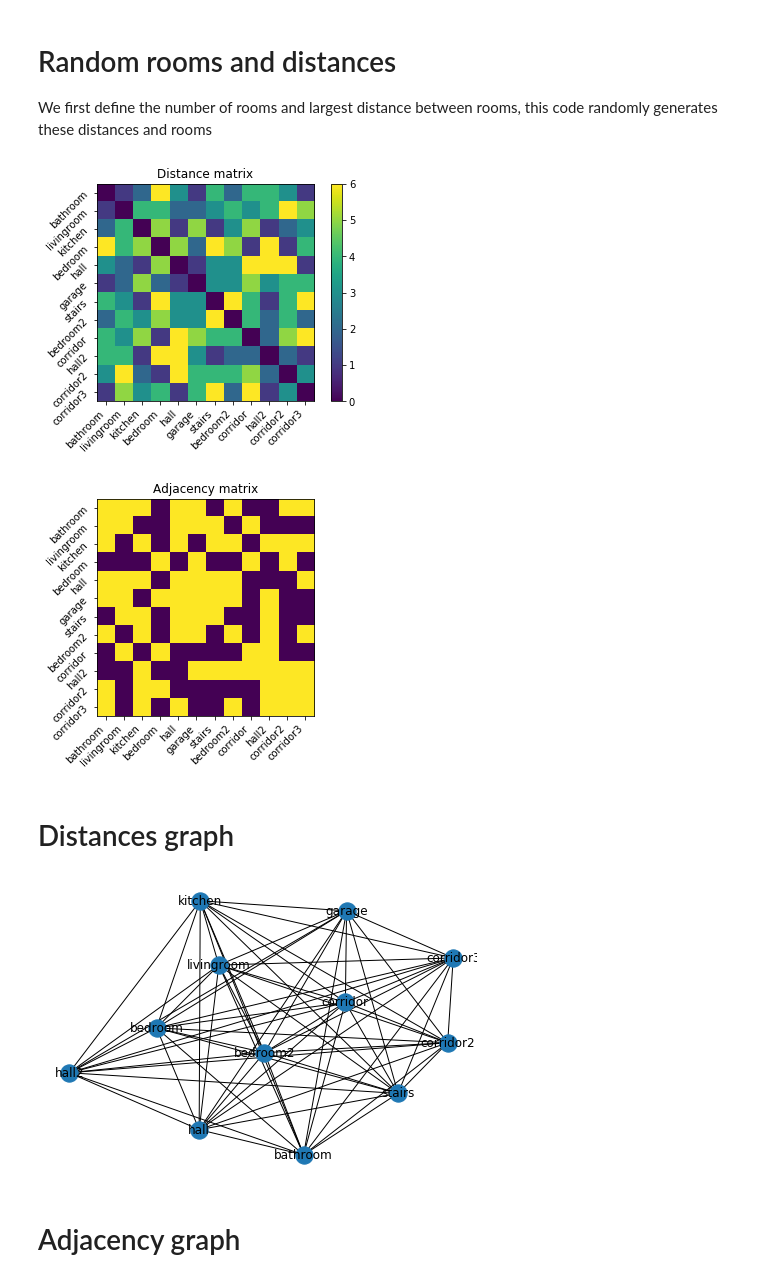
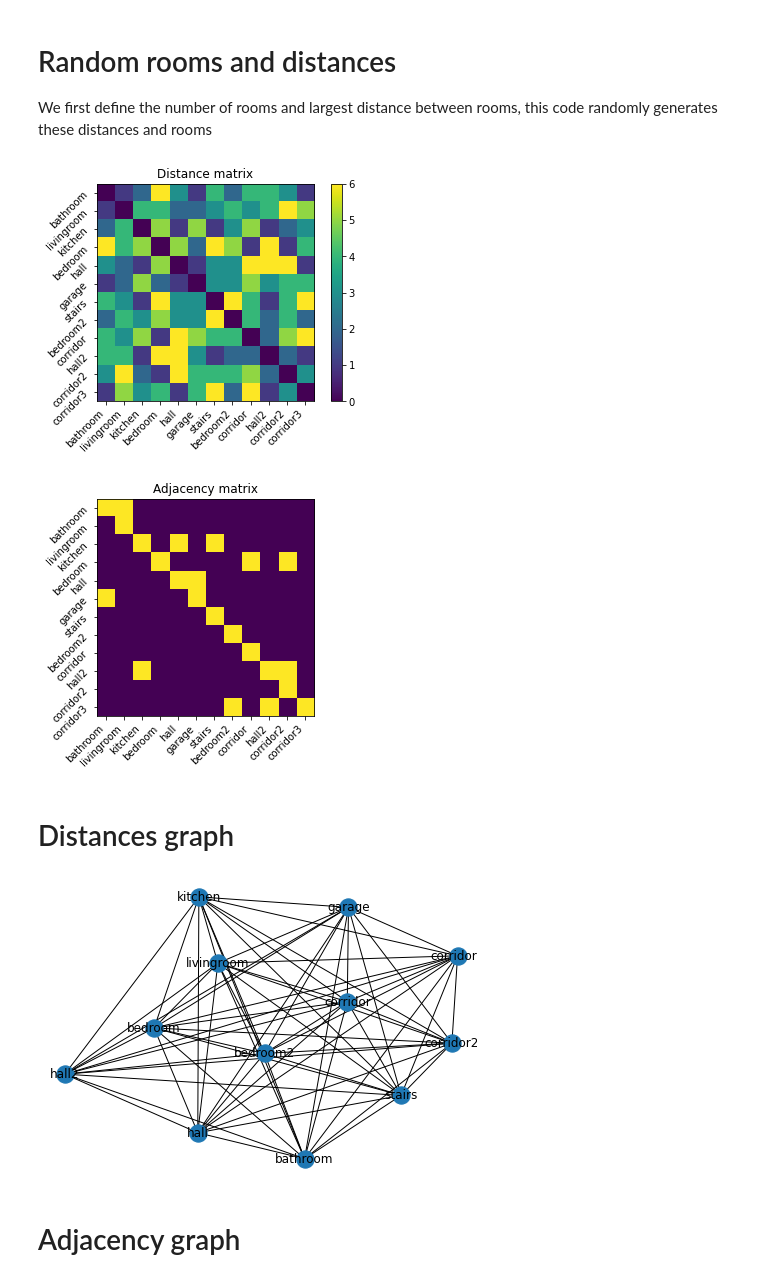
Before and after one commit to IRC-SPHERE/RandomHouseGenerator, a Jupyter notebook: notebooks/house_rssi_data_generator_guide_2.ipynb, the cells around one changed output. Cells and saved outputs as stored; diff of their text form; code cells hidden in the pictures.

```diff
--- a/notebooks/house_rssi_data_generator_guide_2.ipynb
+++ b/notebooks/house_rssi_data_generator_guide_2.ipynb
@@ -47,9 +46,6 @@ class RandomHouse(object):
 
     largest_distance : int, default=40
         Maximum distance between different rooms
-
-    min_distance : int, default=5
-        Minimum distance between different rooms
 
     min_size : int, default=3
         Minimum width/lenght of a room
@@ -113,7 +109,7 @@ class RandomHouse(object):
     >>> walkaround = house.retrieve_walkaround(number=0)
     >>> X_rssi, y = house.get_sensor_rssi(number=0)
     """
-    def __init__(self, n_rooms=7, largest_distance=40, min_distance=10,
+    def __init__(self, n_rooms=7, largest_distance=40,
                  min_size=3, max_size=7, n_sensors=4, random_seed=None):
         self.n_rooms = n_rooms
         self.largest_distance = largest_distance
@@ -126,7 +122,10 @@ class RandomHouse(object):
         self.sensor_constant_loss = self.generate_sensor_constant_losses()
         self.room_dimensions = self.generate_room_dimensions(min_size, max_size)
         self.distance_m = self.generate_distance_matrix()
-        self.adjacency_m = self.distance_m <= min_distance
+
+        from scipy.sparse.csgraph import minimum_spanning_tree
+        self.adjacency_m = minimum_spanning_tree(self.distance_m).toarray().astype(bool) + np.eye(n_rooms)
+
         self.walls_loss_m = self.generate_walls_loss_matrix()
 
 
@@ -298,16 +297,15 @@ We first define the number of rooms and largest distance between rooms, this cod
 # %%
 n_rooms = 12
 largest_distance = np.sqrt(n_rooms*5).astype(int)
-min_distance = 3
 n_sensors = int(n_rooms/2)+2
-house = RandomHouse(n_rooms, largest_distance=largest_distance, min_distance=min_distance,
+house = RandomHouse(n_rooms, largest_distance=largest_distance,
               n_sensors=n_sensors, random_seed=43)
 
 draw_matrix(house.distance_m, house.room_names, title='Distance matrix')
 draw_matrix(house.adjacency_m, house.room_names, title='Adjacency matrix')
 # %% [output]
 [figure]
-[figure, old version]
+[figure, new version]
 # %% [markdown]
 # Distances graph
 # %%
@@ -317,7 +315,7 @@ pos=nx.spring_layout(graph)
 nx.draw(graph, pos)
 labels = nx.draw_networkx_labels(graph, pos)
 # %% [output]
-[figure, old version]
+[figure, new version]
 # %% [markdown]
 # Adjacency graph
 # %%
```
Also changed, not shown: parts of 3 cells of this notebook, 6 other files.
